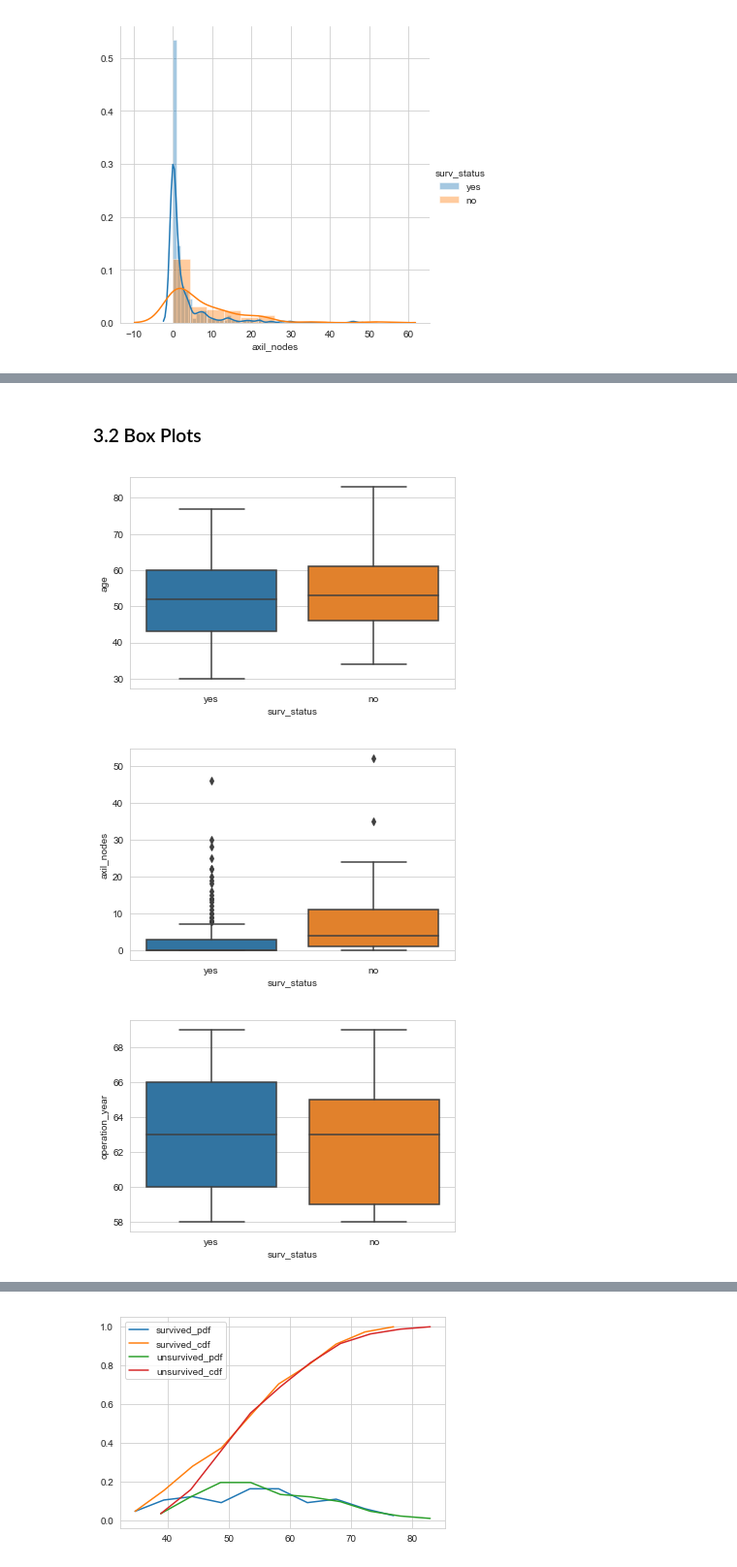
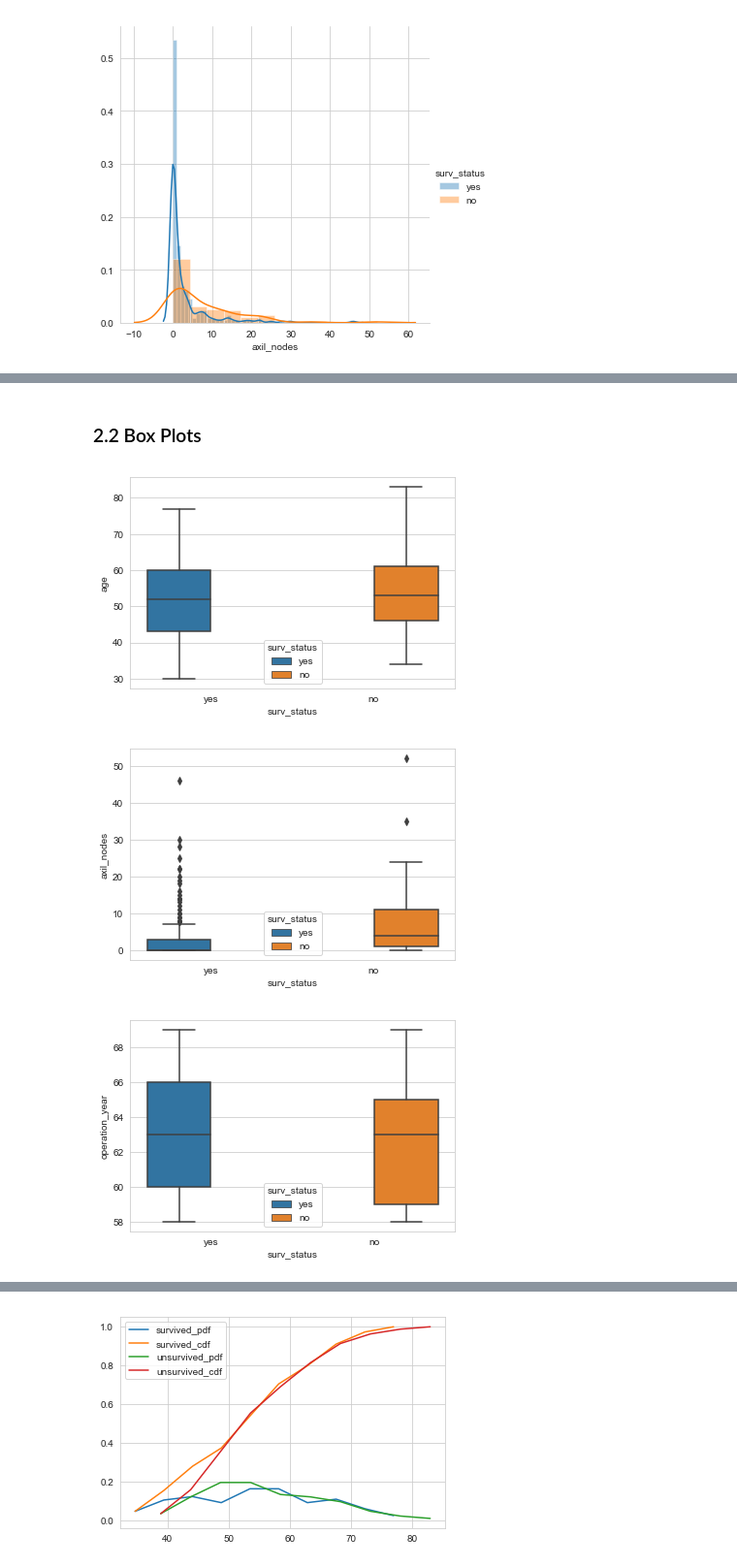
Before and after one commit to linkedafaque/Machine-Learning, a Jupyter notebook: 4. Exploratory Data Analysis (EDA)/5. Haberman EDA Assignment.ipynb, the cells around one changed output, grey strips where cells are left out. Shown: that part at 97% size. Drawn from its saved outputs; the diff is of its cells as text; code cells hidden in the pictures.

```diff
--- a/4. Exploratory Data Analysis (EDA)/5. Haberman EDA Assignment.ipynb
+++ b/4. Exploratory Data Analysis (EDA)/5. Haberman EDA Assignment.ipynb
@@ -141,17 +132,17 @@ plt.show()
 # %% [markdown]
-### 3.2 Box Plots
+### 2.2 Box Plots
 # %%
-sns.boxplot(x='surv_status', y='age', data=df)
+sns.boxplot(x='surv_status', y='age', data=df, hue='surv_status')
 plt.show()
 # %% [output]
-[figure, old version]
+[figure, new version]
 # %%
-sns.boxplot(x='surv_status', y='axil_nodes', data=df)
+sns.boxplot(x='surv_status', y='axil_nodes', data=df, hue='surv_status')
 plt.show()
 # %% [output]
-[figure, old version]
+[figure, new version]
 # %%
-sns.boxplot(x='surv_status', y='operation_year', data=df)
+sns.boxplot(x='surv_status', y='operation_year', data=df, hue='surv_status')
 plt.show()
 # %% [output]
-[figure, old version]
+[figure, new version]
```
Also changed, not shown: parts of 20 cells of this notebook.
